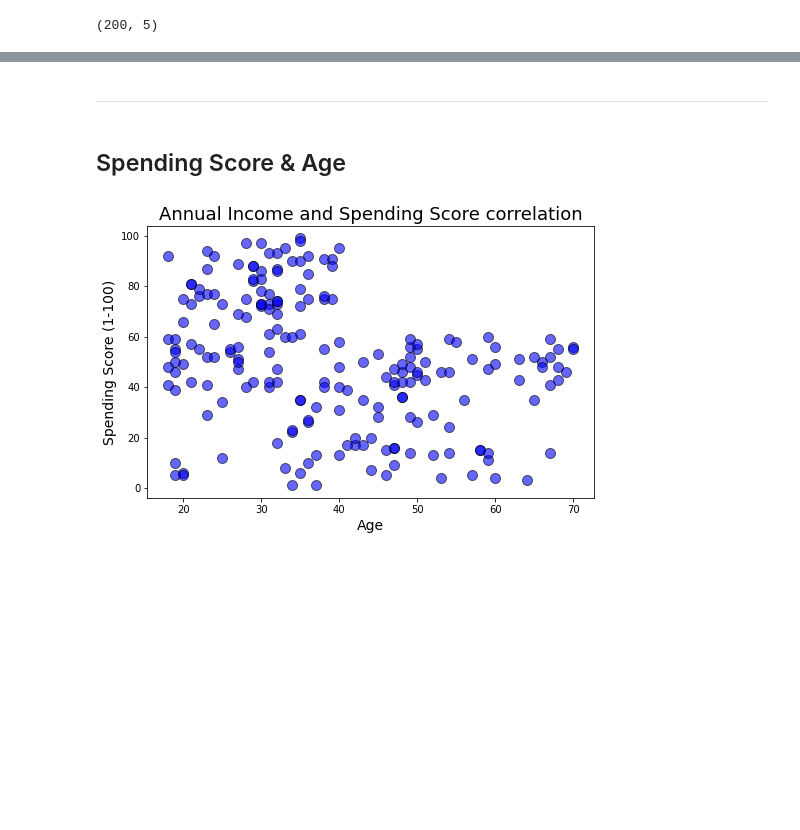
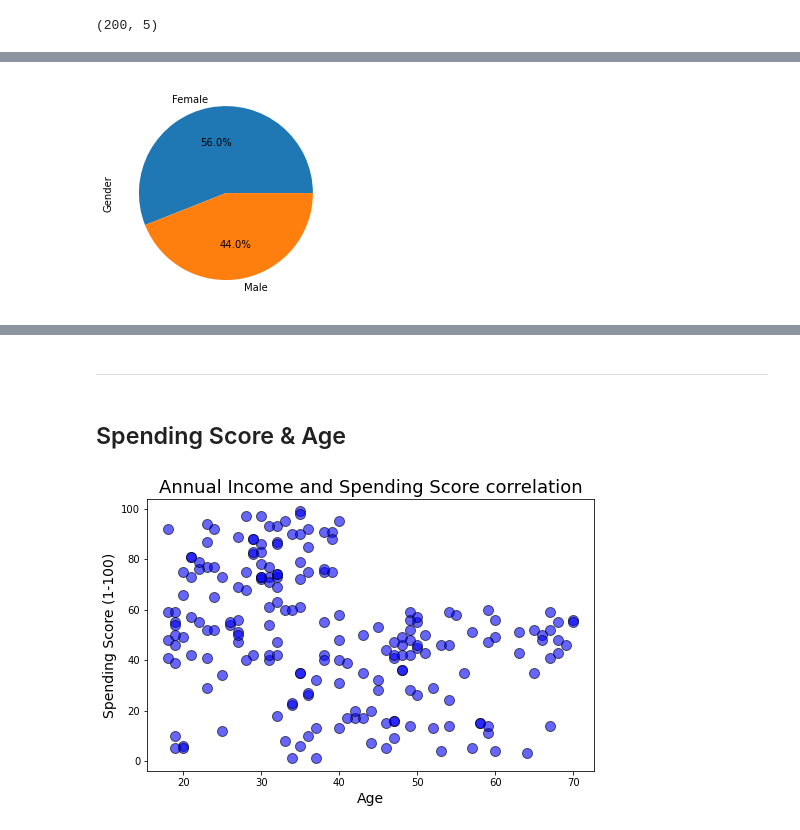
Before and after one commit to svenrr/mall-customer-clustering, a Jupyter notebook: Mall Segmentation Clustering.ipynb, the cells around one changed output, grey strips where cells are left out. Cells and saved outputs as stored; diff of their text form; code cells hidden in the pictures; blank space fills up the shorter version.

```diff
--- a/Mall Segmentation Clustering.ipynb
+++ b/Mall Segmentation Clustering.ipynb
@@ -55,0 +94,6 @@ https://www.kaggle.com/roshansharma/mall-customers-clustering-analysis
+# %%
+# Pie Chart of Gender
+
+df["Gender"].value_counts().plot.pie(autopct="%.1f%%");
+# %% [output]
+[figure, added]
```
Also changed, not shown: parts of 12 cells of this notebook.
